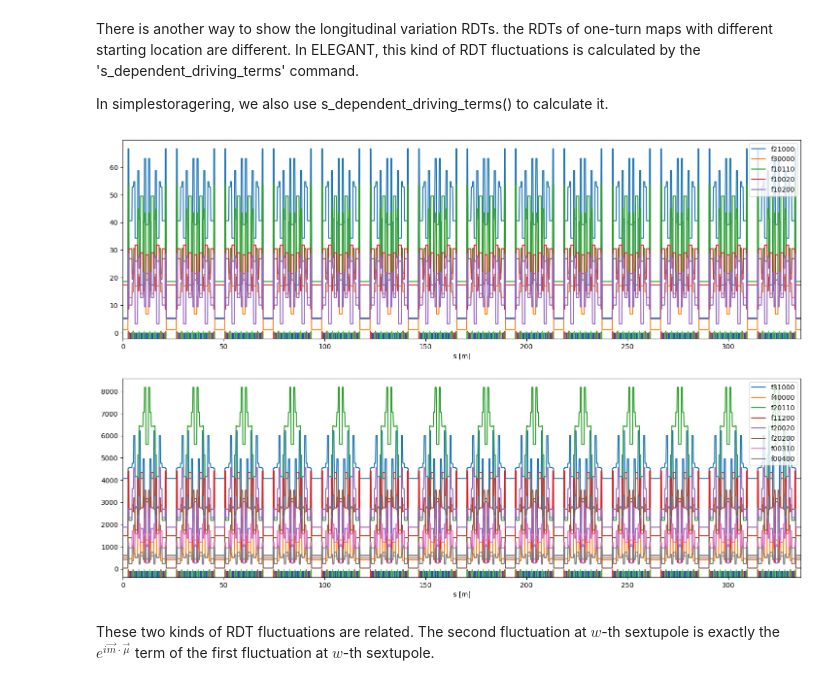
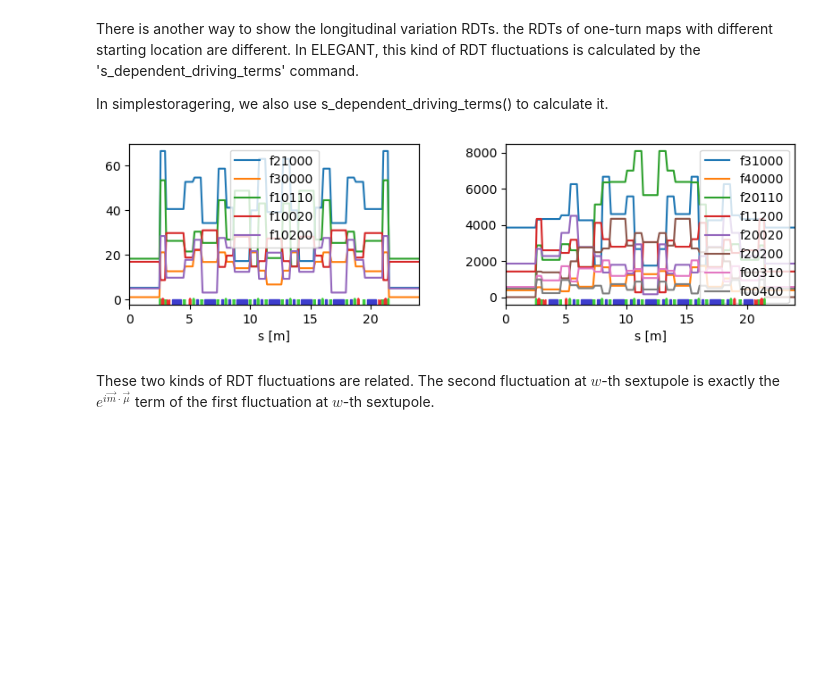
Before and after one commit to wei0852/simplestoragering, a Jupyter notebook: Example.ipynb, the cells around one changed output. Drawn from its saved outputs; the diff is of its cells as text; code cells hidden in the pictures; blank space fills up the shorter version.

```diff
--- a/Example.ipynb
+++ b/Example.ipynb
@@ -47,12 +49,12 @@ In addition, SimpleStorageRing can **calculate multi-period RDTs**, further redu
 # %%
 ring.linear_optics()
 t1 = time.time()
-ring.driving_terms(printout=False)
+ring.driving_terms(verbose=False)
 t2 = time.time()
 print(f'time = {t2 - t1:.3f} seconds.    Calculate using RDT fluctuations data.')
 # This method using the ELEGANT formula.
 t1 = time.time()
-rdts_another_method = ring.another_method_driving_terms(printout=False)
+rdts_another_method = ring.another_method_driving_terms(verbose=False)
 t2 = time.time()
 print(f'time = {t2 - t1:.3f} seconds.    Another method calculates one-turn RDTs.')
 
@@ -60,7 +62,7 @@ print(f'time = {t2 - t1:.3f} seconds.    Another method calculates one-turn RDTs
 # further reducing computation time.
 # The formula for calculating multi-period RDTs is referenced from [inside_OPA.pdf](https://ados.web.psi.ch/opa).
 t1 = time.time()
-rdts = cell.driving_terms(printout=False)
+rdts = cell.driving_terms(verbose=False)
 rdts.set_periods(n_periods=14)
 t2 = time.time()
 print(f'time = {t2 - t1:.3f} seconds.    Calculate using RDT fluctuations data with one cell.')
@@ -72,7 +74,7 @@ print(f"\n{'Calculate ADTSs with RDTs':>50}:\n{'dQxx':>20}: {-4 * rdts['h22000']
 # which uses the formula in [CERN8805] and [SLS09/97].
 # But this is slower especially when the number of sextupoles or slices of sextupoles is large.
 t1 = time.time()
-adts = ring.adts(n_periods=1, printout=False)
+adts = ring.adts(n_periods=1, verbose=False)
 t2 = time.time()
 print(f'time = {t2 - t1:.3f} seconds.    Calculate ADTSs with [CERN8805] and [SLS09/97] formula.')
 print('                ', end='')
@@ -114,7 +116,7 @@ The build-up and cancellation of RDTs will be shown in this way, we can call it
 
 * The command `s_dependent_driving_terms` in ELEGANT calculates the ring maps with the differnt starting position (and the definetion of driving terms is also changed).
 # %%
-rdts_fluct = rdts.build_up_fluctuation(n_periods=14)  # The fluctuation of RDTs in the complex plane.
+rdts_fluct = rdts.buildup_fluctuation(n_periods=14)  # The fluctuation of RDTs in the complex plane.
 fig = plt.figure(figsize=(10.5, 10))
 plt.subplots_adjust(left=0.05, right=0.98, bottom=0.05, top=0.95, wspace=0.3)
 for i, k in enumerate(['h21000', 'h30000', 'h10110', 'h10020', 'h10200', 'h20001', 'h00201', 'h10002',
@@ -138,7 +140,7 @@ There are also constant term and $e^{i\vec{m}\cdot\vec{\mu}}$ terms for each $w$
 # %%
 N = int(len(rdts_fluct['h21000']) / 14)
 N_cell = 100
-multi_cell_fluct = rdts.build_up_fluctuation(n_periods=N_cell)  # Here we calculate more cells to show the regularity.
+multi_cell_fluct = rdts.buildup_fluctuation(n_periods=N_cell)  # Here we calculate more cells to show the regularity.
 fluct_comp = rdts.fluctuation_components()
 
 fig = plt.figure(figsize=(10.5, 5))
@@ -224,27 +226,27 @@ There is another way to show the longitudinal variation RDTs. the RDTs of one-tu
 
 In simplestoragering, we also use s_dependent_driving_terms() to calculate it.
 # %%
-sddt = ring.s_dependent_driving_terms()
-fig = plt.figure(figsize=(15, 10))
+sddt = cell.s_dependent_driving_terms()
+fig = plt.figure(figsize=(8, 2))
 plt.subplots_adjust(left=0.05, right=0.98, bottom=0.05, top=0.95, wspace=0.3)
-ax1 = plt.subplot(2, 1, 1)
-ax3 = plt.subplot(2, 1, 2)
+ax1 = plt.subplot(1, 2, 1)
+ax3 = plt.subplot(1, 2, 2)
 ax11 = ax1.twinx()
 ax33 = ax3.twinx()
-ssr.plot_layout_in_ax(ring.elements, ax11)
-ssr.plot_layout_in_ax(ring.elements, ax33)
+ssr.plot_layout_in_ax(cell.elements, ax11)
+ssr.plot_layout_in_ax(cell.elements, ax33)
 for k in ['f21000', 'f30000', 'f10110', 'f10020', 'f10200']:
     ax1.plot(sddt['s'], np.abs(sddt[k]), label=k)
 ax1.legend()
 for k in ['f31000', 'f40000', 'f20110', 'f11200', 'f20020', 'f20200', 'f00310', 'f00400']:
     ax3.plot(sddt['s'], np.abs(sddt[k]), label=k)
 ax3.legend()
 for ax in [ax1, ax3]:
     ax.set_xlabel('s [m]')
-    ax.set_xlim(0, ring.length)
+    ax.set_xlim(0, cell.length / cell.n_periods)
 plt.show()
 # %% [output]
-[figure, old version]
+[figure, new version]
 # %% [markdown]
 These two kinds of RDT fluctuations are related. The second fluctuation at $w$-th sextupole is exactly the $e^{i\vec{m}\cdot\vec{\mu}}$ term of the first fluctuation at $w$-th sextupole.
 # %%
```
Also changed, not shown: parts of 9 cells of this notebook, 15 other files.
